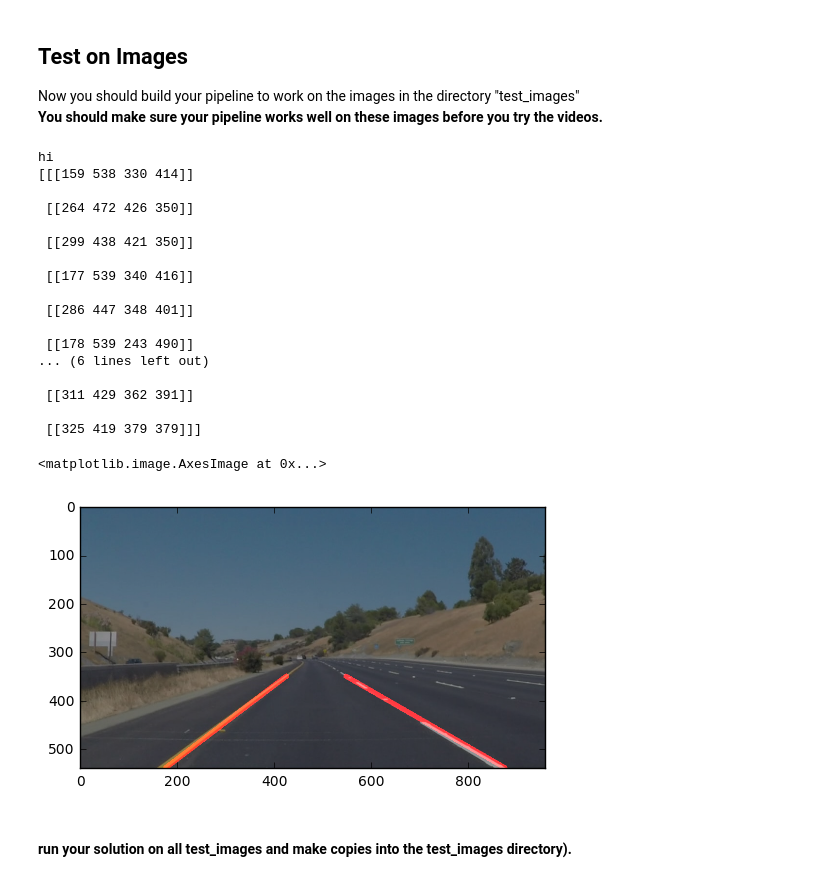
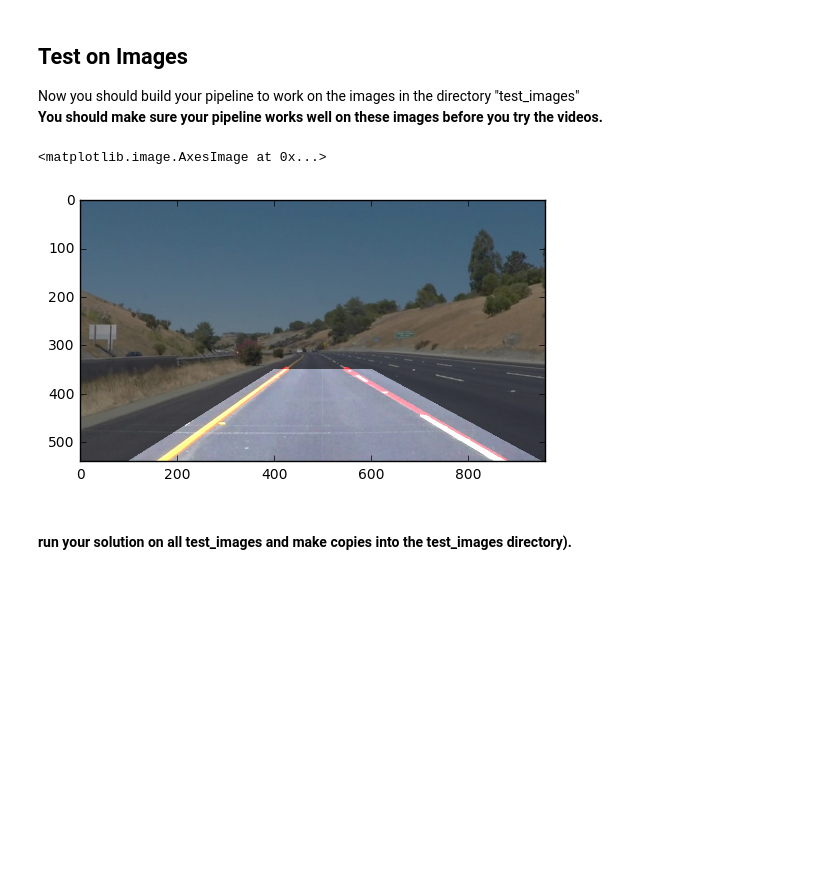
Before and after one commit to sirpsycho85/CarND-LaneLines-P1, a Jupyter notebook: P1.ipynb, the cells around one changed output. Drawn from its saved outputs; the diff is of its cells as text; code cells hidden in the pictures; blank space fills up the shorter version.

```diff
--- a/P1.ipynb
+++ b/P1.ipynb
@@ -160,7 +160,6 @@ Now you should build your pipeline to work on the images in the directory "test_
 # %%
 def process_image(image):
     # convert to grayscale
-    print('hi')
     gray = grayscale(image)
 
     # Define a kernel size for Gaussian smoothing / blurring
@@ -172,13 +171,13 @@ def process_image(image):
     high_threshold = 150
     edges = canny(gray, low_threshold, high_threshold)
 
-    # Mask the edges
+    # Return regions of interest
     top = 350
     bottom = 539
 
     bottom_left = (100, bottom)
     bottom_right = (950, bottom)
-    bottom_middle = (525,bottom)
+    bottom_middle = (500,bottom)
     top_left = (400,top)
     top_right = (600,top)
     top_middle = (500,top)
@@ -189,18 +188,18 @@ def process_image(image):
     masked_edges_left = region_of_interest(edges, vertices_left)
     masked_edges_right = region_of_interest(edges, vertices_right)
 
-    # Define the Hough transform parameters
+    mask_left = region_of_interest(image, vertices_left)
+    mask_right = region_of_interest(image, vertices_right)
+
+    # Define the Hough transform parameters and get Hough Lines
     rho = 1
     theta = np.pi/180
     threshold = 15
-    min_line_len = 40
+    min_line_len = 10
     max_line_gap = 20
 
-    # Get Hough Lines from masked edges
     lines_left = cv2.HoughLinesP(masked_edges_left, rho, theta, threshold, np.array([]), minLineLength=min_line_len, maxLineGap=max_line_gap)
     lines_right = cv2.HoughLinesP(masked_edges_right, rho, theta, threshold, np.array([]), minLineLength=min_line_len, maxLineGap=max_line_gap)
-
-    print(lines_left)
 
     # Create background for lines
     line_img = np.zeros((*edges.shape, 3), dtype=np.uint8)
@@ -241,52 +240,37 @@ def process_image(image):
         x_high_left = int((y_high_left - y_intercept_left)/slope_left)
 
         y_low_right = bottom
         x_low_right = int((y_low_right - y_intercept_right)/slope_right)
         y_high_right = top
         x_high_right = int((y_high_right - y_intercept_right)/slope_right)
 
         right_line = np.array([[[x_low_right,y_low_right,x_high_right,y_high_right]]])
         left_line = np.array([[[x_low_left,y_low_left,x_high_left,y_high_left]]])
 
         # Draw lines
         draw_lines(line_img, right_line, color=[255, 0, 0], thickness=10)
         draw_lines(line_img, left_line, color=[255, 0, 0], thickness=10)
 
     # Overlay Hough lines onto original image
     result = weighted_img(line_img, image, α=0.6, β=1., λ=0.)
+    result = weighted_img(mask_left, result, α=1., β=1., λ=0.)
+    result = weighted_img(mask_right, result, α=1., β=1., λ=0.)
     return result
 
 # get list of test images
 import os
 images = os.listdir('./test_images')
 
 # read the image
 path = 'test_images/' + images[3]
 image = mpimg.imread(path)
 result = process_image(image)
 
 # Display the image
 plt.imshow(result)
 # %% [output]
-hi
-[[[159 538 330 414]]
-
- [[264 472 426 350]]
-
- [[299 438 421 350]]
-
- [[177 539 340 416]]
-
- [[286 447 348 401]]
-
- [[178 539 243 490]]
-... (6 lines left out)
-
- [[311 429 362 391]]
-
- [[325 419 379 379]]]
+<matplotlib.image.AxesImage at 0x...>
-<matplotlib.image.AxesImage at 0x...>
-[figure, old version]
+[figure, new version]
 # %% [markdown]
 #### run your solution on all test_images and make copies into the test_images directory).
 # %% [markdown]
```
Also changed, not shown: parts of 3 cells of this notebook, 2 other files.
